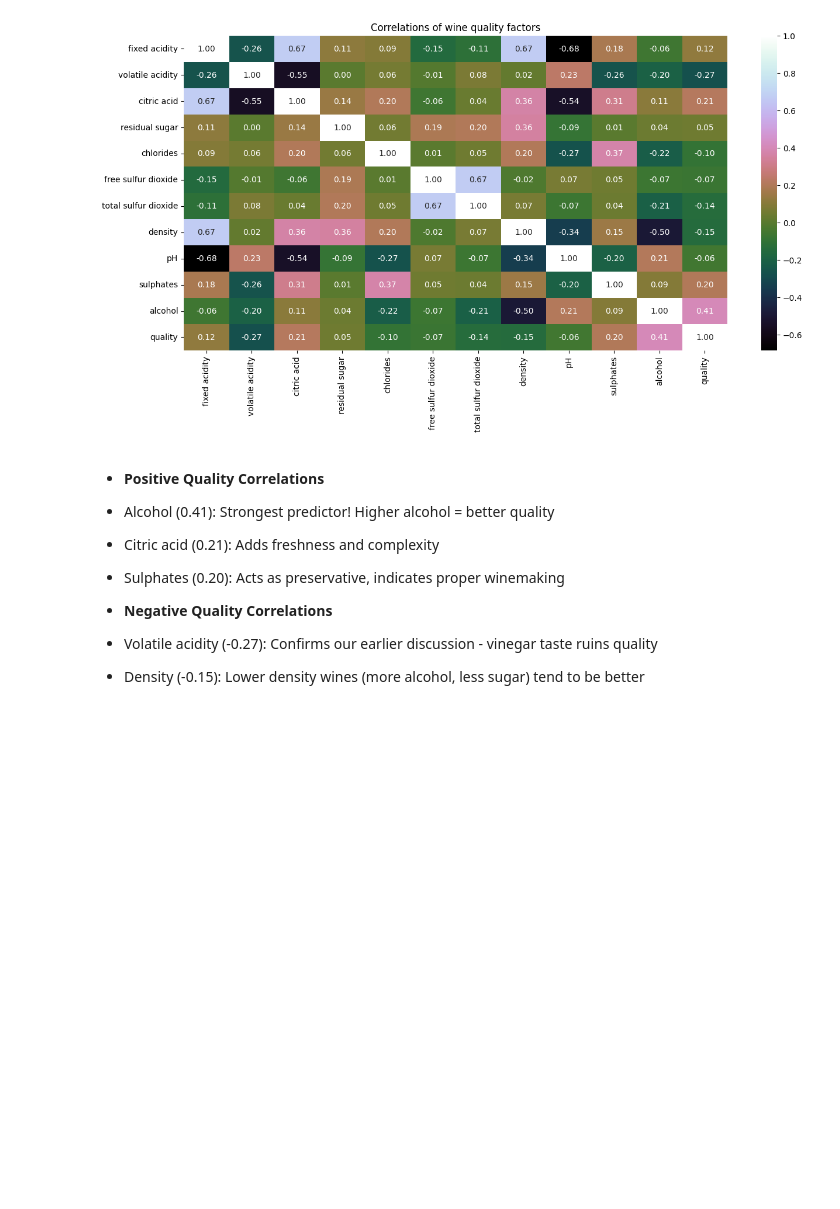
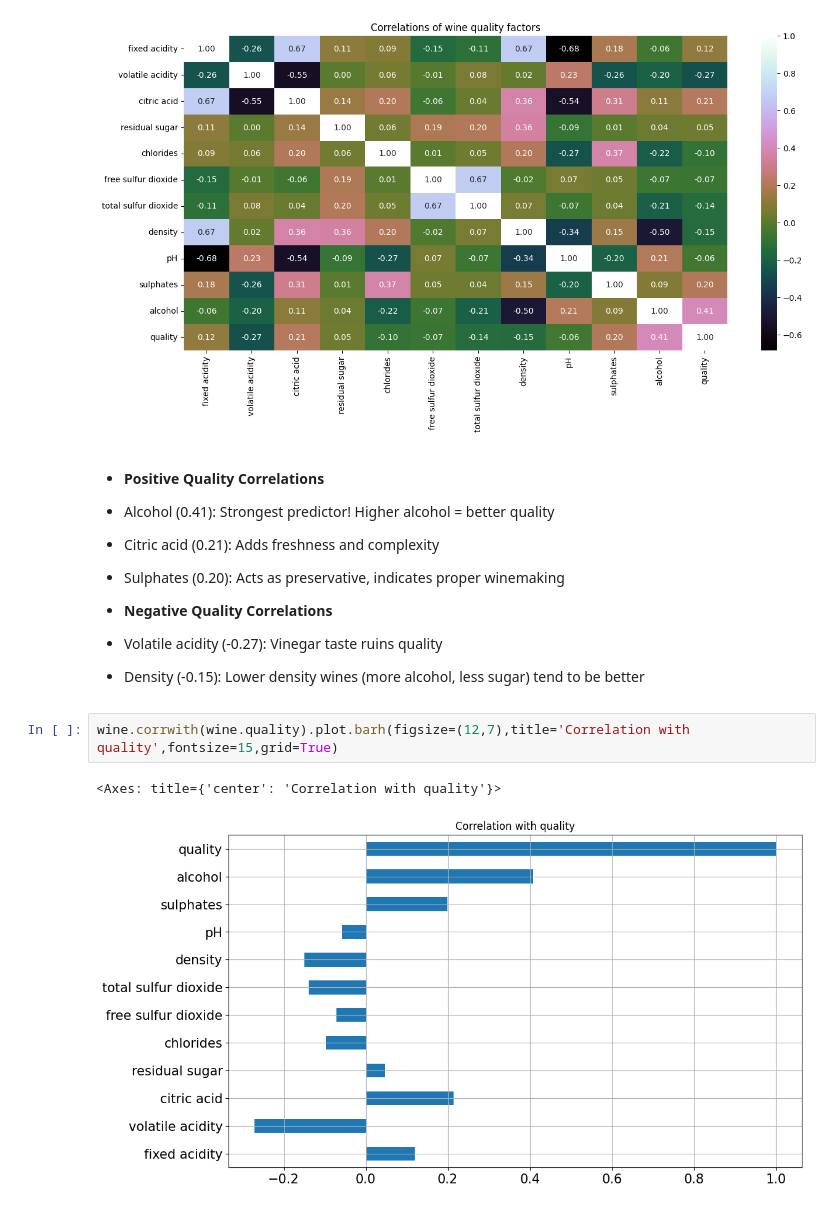
Before and after one commit to nithinbadicodes/AI-ML-Projects, a Jupyter notebook: WineQualityPrediction.ipynb, the cells around one changed output. Cells and saved outputs as stored; diff of their text form; blank space fills up the shorter version.

```diff
--- a/WineQualityPrediction.ipynb
+++ b/WineQualityPrediction.ipynb
@@ -138,5 +138,10 @@ plt.title("Correlations of wine quality factors");
 
 * **Negative Quality Correlations**
 
- * Volatile acidity (-0.27): Confirms our earlier discussion - vinegar taste ruins quality
+ * Volatile acidity (-0.27): Vinegar taste ruins quality
  * Density (-0.15): Lower density wines (more alcohol, less sugar) tend to be better
+# %%
+wine.corrwith(wine.quality).plot.barh(figsize=(12,7),title='Correlation with quality',fontsize=15,grid=True)
+# %% [output]
+<Axes: title={'center': 'Correlation with quality'}>
+[figure, added]
```
Also changed, not shown: parts of 7 cells of this notebook.
